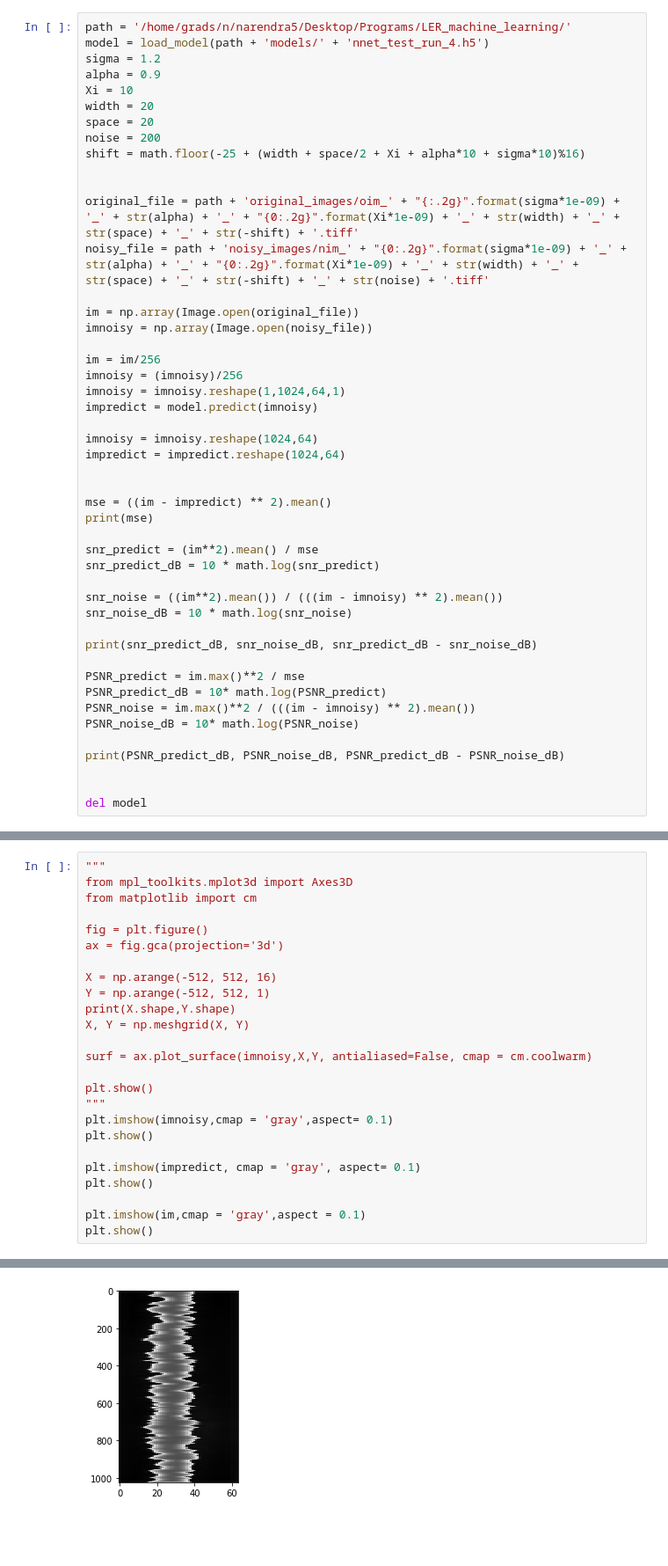
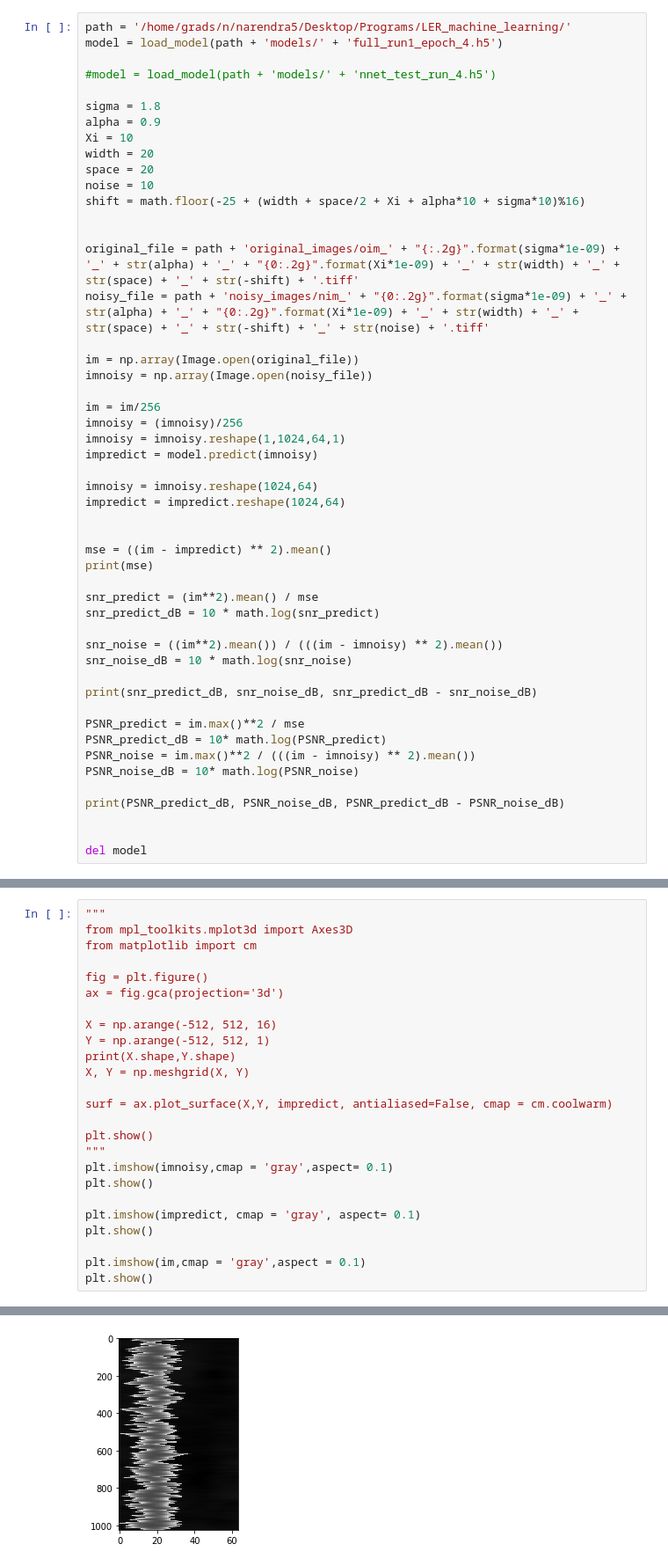
Before and after one commit to narendrachaudhary51/LER_machine_learning, a Jupyter notebook: neural_nets/nnet_prediction.ipynb, the cells around one changed output, grey strips where cells are left out. Shown at 88% size. Drawn from its saved outputs; the diff is of its cells as text; blank space fills up the shorter version.

Commit message:
small change with new models

```diff
--- a/neural_nets/nnet_prediction.ipynb
+++ b/neural_nets/nnet_prediction.ipynb
@@ -15,12 +17,15 @@ from PIL import Image
 # %%
 path = '/home/grads/n/narendra5/Desktop/Programs/LER_machine_learning/'
-model = load_model(path + 'models/' + 'nnet_test_run_4.h5')
-sigma = 1.2
+model = load_model(path + 'models/' + 'full_run1_epoch_4.h5')
+
+#model = load_model(path + 'models/' + 'nnet_test_run_4.h5')
+
+sigma = 1.8
 alpha = 0.9
 Xi = 10
 width = 20
 space = 20
-noise = 200
+noise = 10
 shift = math.floor(-25 + (width + space/2 + Xi + alpha*10 + sigma*10)%16)
 
 
@@ -76,7 +81,7 @@ Y = np.arange(-512, 512, 1)
 print(X.shape,Y.shape)
 X, Y = np.meshgrid(X, Y)
 
-surf = ax.plot_surface(imnoisy,X,Y, antialiased=False, cmap = cm.coolwarm)
+surf = ax.plot_surface(X,Y, impredict, antialiased=False, cmap = cm.coolwarm)
 
 plt.show()
 """
@@ -93 +98 @@ plt.show()
-[figure, old version]
+[figure, new version]
```
Also changed, not shown: parts of 3 cells of this notebook.
